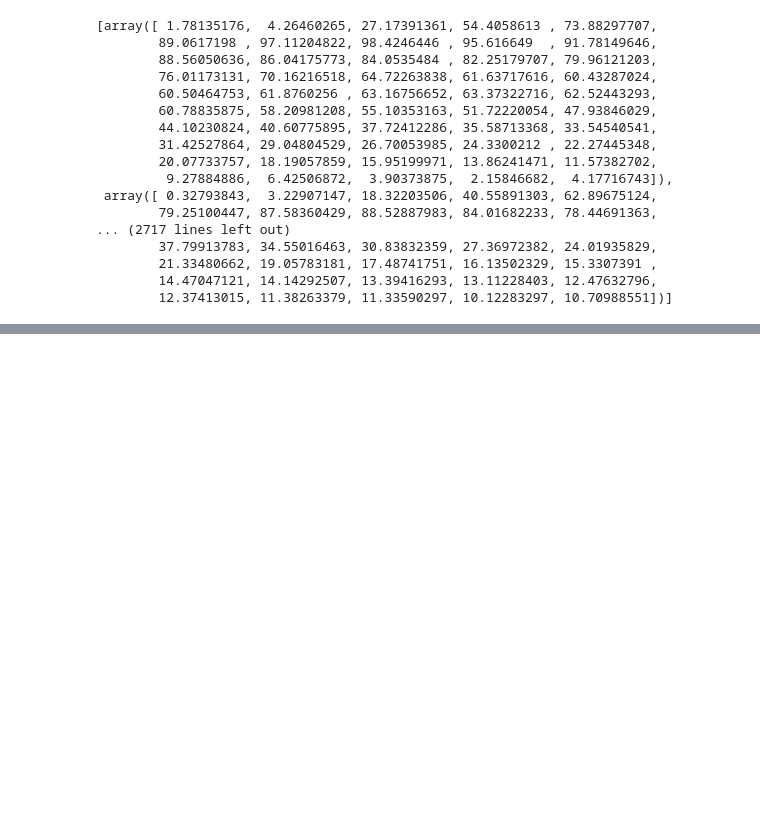
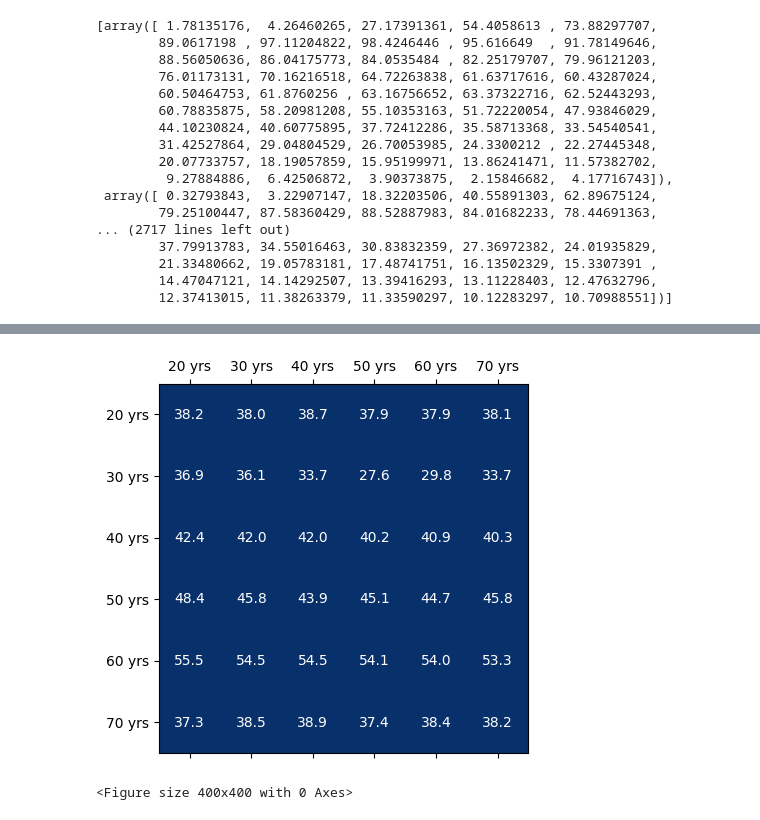
Before and after one commit to danielle34/summer24-lab, a Jupyter notebook: tensorflow_cnn.ipynb, the cells around one changed output, grey strips where cells are left out. Cells and saved outputs as stored; diff of their text form; code cells hidden in the pictures; blank space fills up the shorter version.

```diff
--- a/tensorflow_cnn.ipynb
+++ b/tensorflow_cnn.ipynb
@@ -365,47 +365,71 @@ ValueError: Found array with dim 3. StandardScaler expected <= 2.
 
 all_age_mae= []
 maxi_mean = 0
-for training_age in range(20,90,10):
+for training_age in range(20,80,10):
     training_age = str(training_age)
 
     this_age_mae = []
-    for testing_age in range(20,90,10):
+    for testing_age in range(20,80,10):
         testing_age= str(testing_age)
 
 
 
         #X = get_person_data_group(group_ppl_age,training_age)[0]
-        X = [item[0] for item in get_person_data_group(group_ppl_age,training_age)[0]]
-        y = get_person_data_group(group_ppl_age,training_age)[1]
+        # X = [item[0] for item in get_person_data_group(group_ppl_age,training_age)[0]]
+        # y = get_person_data_group(group_ppl_age,training_age)[1]
+        # print(y)
+        # scaler = StandardScaler()
+        # X = scaler.fit_transform(np.array(X))
+        #print(X.shape)
+        # X_train, X_test, y_train, y_test = train_test_split(X, y, test_size=0.2, random_state=42)
+        # X_train= np.array(X_train)
+       # print(y_train)
 
-        scaler = StandardScaler()
-        X = scaler.fit_transform(np.array(X))
-        print(X.shape)
-        X_train, X_test, y_train, y_test = train_test_split(X, y, test_size=0.2, random_state=42)
-        X_train= np.array(X_train)
-        print(y_train)
+
+        X = get_person_data_group(group_ppl_age,training_age)[0]
+        Y = get_person_data_group(group_ppl_age,training_age)[1]
+
+        X_other = get_person_data_group(group_ppl_age,testing_age)[0]
+        Y_other = get_person_data_group(group_ppl_age,testing_age)[1]
+
+
+
+
+        tests_size = int(len(Y)*0.3)
+
+        X_test= np.array(X)
+        Y_test= np.array(Y)
+
+        X_test = X_test.reshape(X_test.shape[0], -1)
+        Y_test = Y_test.reshape(Y_test.shape[0], -1)
+
+        X_train= np.array(X_other)
+        Y_train= np.array(Y_other)
+
+        X_train = X_test.reshape(X_test.shape[0], -1)
+        Y_train = Y_test.reshape(Y_test.shape[0], -1)
 
 
         def create_model():
-            model = Sequential()
-            model.add(Conv1D(filters=16, kernel_size=3,strides=3, activation='relu', input_shape=((X_train).shape[1], 1)))
-            model.add(Dropout(0.5))
-            model.add(Conv1D(64, kernel_size=3, strides=3, activation='relu'))
-            model.add(Dropout(0.5))
-            model.add(Flatten())
-            model.add(Dense(1))
+            # model = Sequential()
+            # model.add(Conv1D(filters=16, kernel_size=3,strides=3, activation='relu', input_shape=((X_train).shape[1], 1)))
+            # model.add(Dropout(0.5))
+            # model.add(Conv1D(64, kernel_size=3, strides=3, activation='relu'))
+            # model.add(Dropout(0.5))
+            # model.add(Flatten())
+            # model.add(Dense(1))
 
 
-            # model = Sequential()
-            # model.add(Conv1D(filters=32, kernel_size=2,strides=2, activation='relu', input_shape=((X_train).shape[1], 1)))
-            # model.add(Dropout(0.5))
+            model = Sequential()
+            model.add(Conv1D(filters=32, kernel_size=2,strides=2, activation='relu', input_shape=((X_train).shape[1], 1)))
+            model.add(Dropout(0.5))
             # model.add(Conv1D(64, kernel_size=5, strides=5, activation='relu'))
             # model.add(Dropout(0.5))
             # model.add(Conv1D(128, kernel_size=3, strides=1, activation='relu'))
             # model.add(Dropout(0.5))
 
-            # model.add(Flatten())
-            # model.add(Dense(1))
+            model.add(Flatten())
+            model.add(Dense(1))
 
 
             optimizer = RMSprop(0.001)
@@ -416,8 +440,8 @@ for training_age in range(20,90,10):
 
             return model
         model = create_model()
-        history = model.fit(X_train, y_train, epochs=50, validation_split=0.3)
-        test_loss, test_accuracy = model.evaluate(X_test, y_test)
+        history = model.fit(X_train, tf.stack(Y_train), epochs=50, validation_split=0.3)
+        test_loss, test_accuracy = model.evaluate(X_test,tf.stack(Y_test) )
 
 
         print(test_accuracy)
@@ -448,7 +472,7 @@ ax.set_xticklabels(age_keys)
 ax.set_yticklabels(age_keys)
 
 for (i, j), z in np.ndenumerate(data):
-    ax.text(j, i, "", ha='center', va='center', color = "white")
+    ax.text(j, i, f"{round(z,1)}", ha='center', va='center', color = "white")
 #bbox=dict(boxstyle='round', facecolor='white', edgecolor='0.3' )
 
 plt.show()
@@ -475,3 +498,5 @@ ValueError: Data cardinality is ambiguous. Make sure all arrays contain the same
+[figure, added]
+<Figure size 400x400 with 0 Axes>
 # %%
 # I want a list
 # of ppl with both hypertension and non
```
Also changed, not shown: parts of 10 cells of this notebook, 1 other file.
